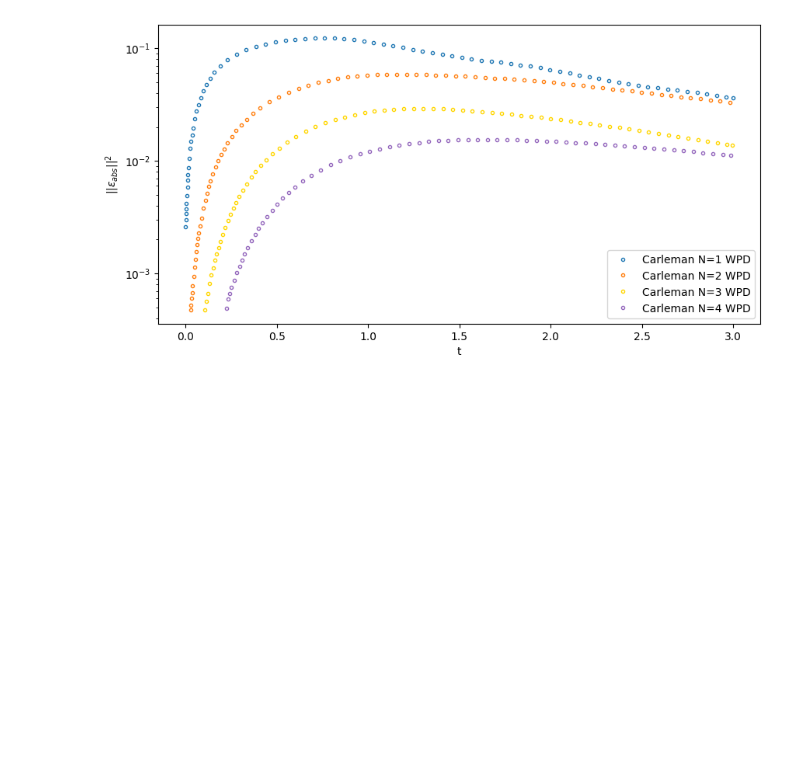
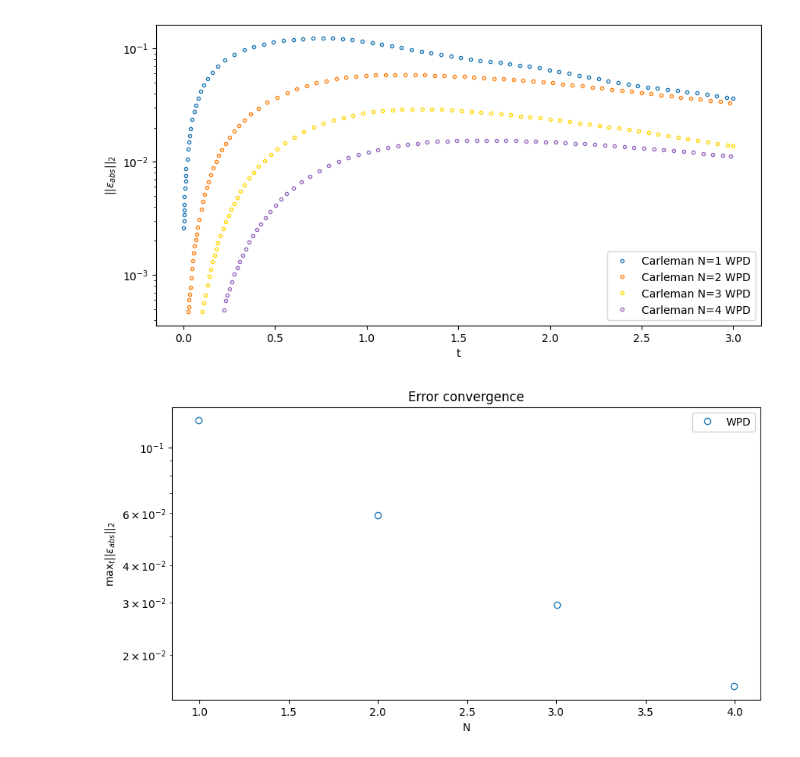
Before and after one commit to RePlasma/LiuCarleman2021, a Jupyter notebook: carleman_burgers.ipynb, the cells around one changed output. Drawn from its saved outputs; the diff is of its cells as text; code cells hidden in the pictures; blank space fills up the shorter version.

```diff
--- a/carleman_burgers.ipynb
+++ b/carleman_burgers.ipynb
@@ -532,0 +468,22 @@ plt.show()
+# %%
+# fig1c
+fig, ax = plt.subplots(nrows=1, ncols=1, figsize=(10, 5))
+
+f = open('dataWPD/Fig1c/wpd.json')
+data = json.load(f)
+#
+datatmp = data['datasetColl'][0]['data']
+datatmp2 = np.array([datatmp[i]['value'] for i in range(len(datatmp))])
+indxs = np.argsort(datatmp2[:,0])
+plt.plot(datatmp2[:,0][indxs],datatmp2[:,1][indxs],'o', markerfacecolor='none', color='tab:blue', label='WPD')
+# Plot time-maximum absolute l_2 error between Carleman and pdepe
+#plt.semilogy(Ns, max(eps_c_d_N,[],2),'-o','DisplayName',sprintf('Time-maximum error'));
+#
+plt.legend()
+plt.xlabel(r'N')
+plt.ylabel(r'$\mathrm{max}_t ||\epsilon_{abs}||_2$')
+plt.title(r'Error convergence')
+plt.yscale('log')
+plt.show()
+# %% [output]
+[figure, added]
```
Also changed, not shown: parts of 8 cells of this notebook, 4 other files.
